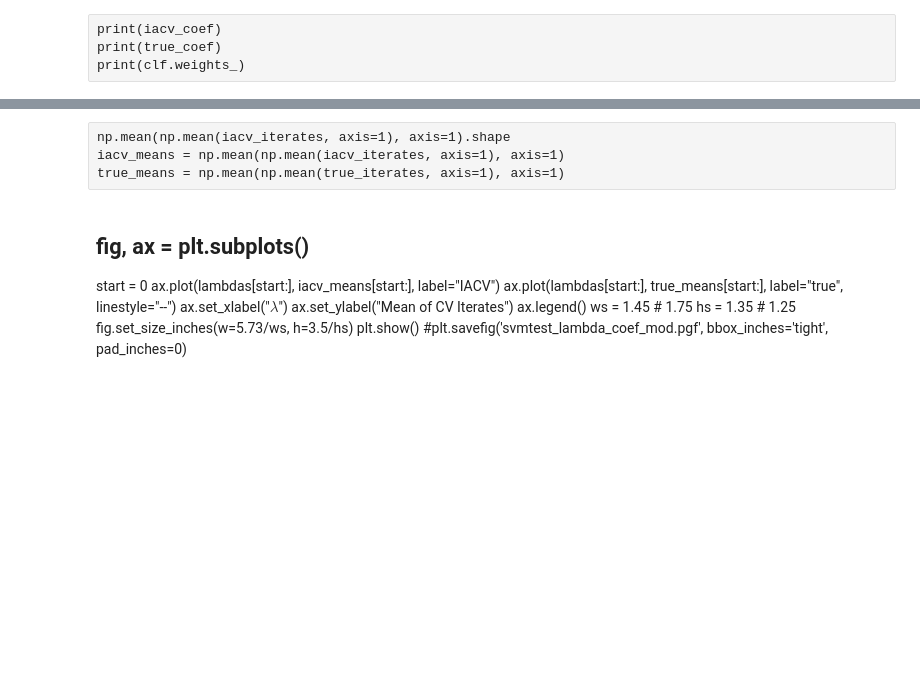
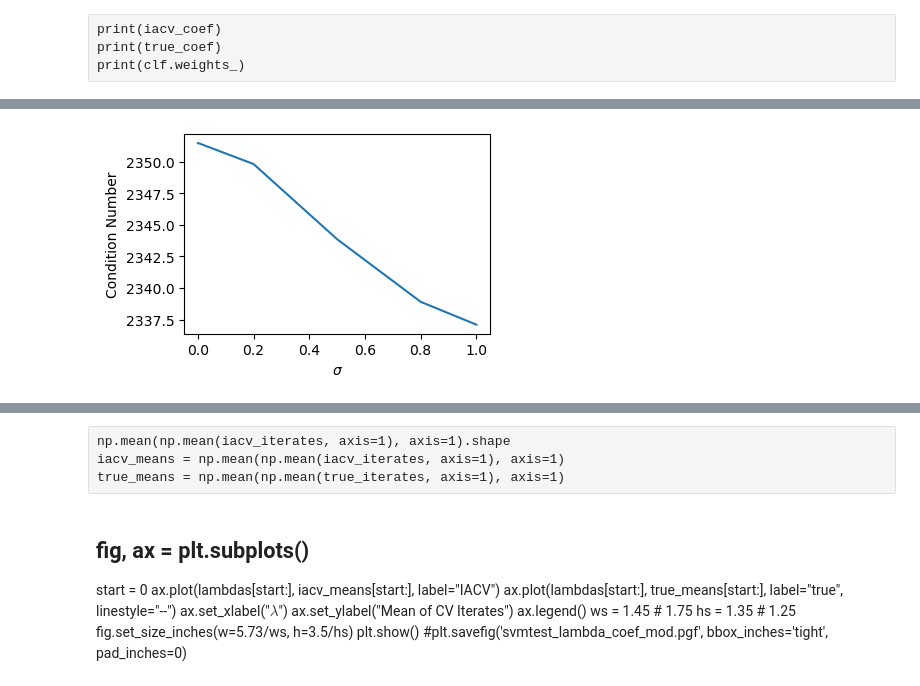
Before and after one commit to nerrma/thesis, a Jupyter notebook: svm/SVMtesting_kernel.ipynb, the cells around one changed output, grey strips where cells are left out. Cells and saved outputs as stored; diff of their text form; code cells hidden in the pictures; blank space fills up the shorter version.

```diff
--- a/svm/SVMtesting_kernel.ipynb
+++ b/svm/SVMtesting_kernel.ipynb
@@ -250,0 +198,31 @@ print(end - start)
+# %%
+# test different sigma values
+import time
+#sigmas = [2e-30, 2e-25, 2e-15, 2e-10, 2e-5, 2e-1]
+#sigmas = [2e-15, 2e-10, 2e-5, 2e-3, 2e-1, 5e-1, 7e-1, 8e-1, 1, 1.25, 1.5, 2]
+sigmas = [2e-15, 2e-12, 2e-10, 2e-8, 2e-5, 2e-3, 2e-1, 5e-1, 8e-1, 1]
+last_err_approx = np.empty((len(sigmas), 2))
+last_err_cv = np.empty((len(sigmas), 2))
+cond_nums = np.empty(len(sigmas))
+
+start = time.time()
+for i, s in enumerate(sigmas):
+    if s == 0:
+        continue
+    #clf = SVM_smooth(sigma=s, lbd=1)
+    clf = SVM_smooth_kernel(sigma=s, lbd=1, kernel=RBF(2.75))
+    print(f"running experiment for sigma = {s}")
+    clf.fit(X_scaled, y, n_iter=200, eta=0.5/n, approx_cv=True, cv=True, log_iacv=False, log_iter=False,
+           save_err_cv=True, save_err_approx=True, save_cond_num=True)
+    y_pred = clf.predict(X_scaled)
+    score = accuracy_score(y, y_pred)
+    print(f"\tsigma {s} | score {score}")
+    #print(clf.weights_)
+    print(f"\tErr_Approx IACV: {clf.err_approx_['IACV'][-1]} | baseline: {clf.err_approx_['baseline'][-1]}" )
+    print(f"\tErr_CV     IACV: {clf.err_cv_['IACV'][-1]} | baseline: {clf.err_cv_['baseline'][-1]}" )
+    last_err_approx[i] = [clf.err_approx_["IACV"][-1], clf.err_approx_["baseline"][-1]]
+    last_err_cv[i] = [clf.err_cv_["IACV"][-1], clf.err_cv_["baseline"][-1]]
+    cond_nums[i] = np.mean(clf.approx_cv_obj.cond_nums)
+
+end = time.time()
+print(end - start)
@@ -290,15 +290,17 @@ plt.savefig('kernel_svmtest_sigma_err_cv_mod.pgf', bbox_inches='tight', pad_inch
 # %%
 fig, ax = plt.subplots()
 ax.plot(sigmas, cond_nums)
-ax.set_xscale('log')
+#ax.set_xscale('log')
 #ax.set_yscale('log')
-ax.set_xlabel("$\log(\sigma)$")
+ax.set_xlabel("$\sigma$")
 ax.set_ylabel("Condition Number")
 ws = 1.45 # 1.75
 hs = 1.35 # 1.25
 fig.set_size_inches(w=5.73/ws, h=3.5/hs)
 plt.show()
 #plt.savefig('svmtest_sigma_err_cv_mod.pgf', bbox_inches='tight', pad_inches=0)
+# %% [output]
+[figure, added]
 # %%
 # test different lambda values
 import time
```
Also changed, not shown: parts of 27 cells of this notebook, 6 other files.
